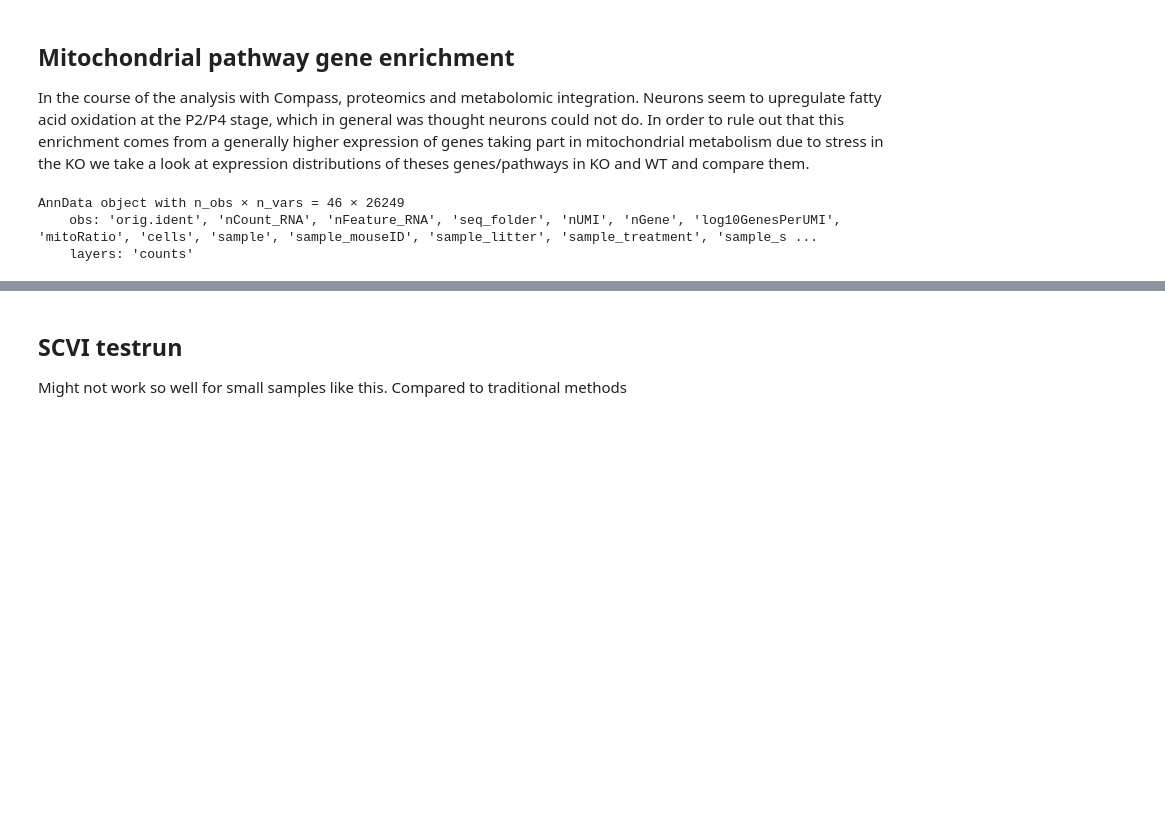
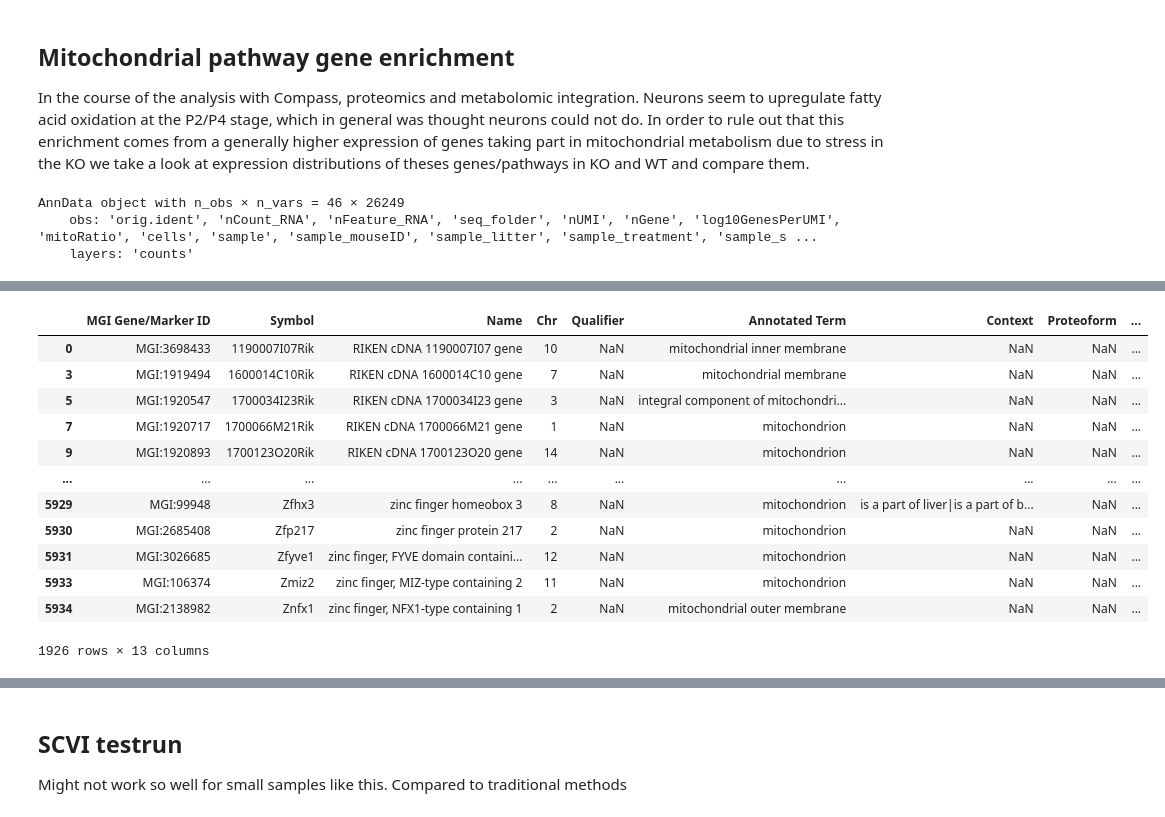
Before and after one commit to menchelab/novarinocollab, a Jupyter notebook: notebooks/scRNAseq_analysis.ipynb, the cells around one changed output, grey strips where cells are left out. Cells and saved outputs as stored; diff of their text form; code cells hidden in the pictures; blank space fills up the shorter version.

Commit message:
add compass analysis for timeseries

```diff
--- a/notebooks/scRNAseq_analysis.ipynb
+++ b/notebooks/scRNAseq_analysis.ipynb
@@ -720,2 +742,71 @@ AnnData object with n_obs × n_vars = 46 × 26249
+# %%
+import pickle
+# this file is generated in metabo_analysis.ipynb
+with open('../raw/kegg_pathway_maps.pickle', 'rb') as handle:
+    pathwaymaps = pickle.load(handle)
+
+# extract gene symbols for each pathway map to annotate mito_genes with respective pathway
+symbols_to_pathways = dict()
+classes = set()
+for key, infodict in pathwaymaps.items():
+    if infodict.get('GENE'):
+        name = infodict['CLASS'][0]
+        if name.startswith('Metabolism'):
+            for ncbiid, geneinfo in infodict['GENE'].items():
+                genesymbol = geneinfo.get('genesymbol')
+                if genesymbol:
+
+                    if not symbols_to_pathways.get(genesymbol):
+                        symbols_to_pathways[genesymbol] = {
+                            'ncbiid': ncbiid,
+                            'pathways': {name: 1}
+                        }
+
+                    else:
+                        if not symbols_to_pathways[genesymbol]['pathways'].get(name):
+                            symbols_to_pathways[genesymbol]['pathways'][name] = 1
+
+                        else:
+                            symbols_to_pathways[genesymbol]['pathways'][name] += 1
+
+# take the metabolism class with the highest counts
+reduced_symbols_to_pathways = dict()
+for genesymbol, geneinfo in symbols_to_pathways.items():
+    maxname = None
+    maxcount = 0
+    for name, count in geneinfo['pathways'].items():
+        if not maxname:
+            maxname = name
+
+        elif count > maxcount:
+            maxname = name
+            maxcount = count
+
+    geneinfo['pathways'] = maxname
+    reduced_symbols_to_pathways[genesymbol] = geneinfo
+
+mito_genes['metabolism'] = mito_genes.Symbol.apply(
+    lambda x: reduced_symbols_to_pathways[x]['pathways'] if reduced_symbols_to_pathways.get(x) else 'Not assigned'
+)
+
+mito_genes['ncbi_id'] = mito_genes.Symbol.apply(
+    lambda x: reduced_symbols_to_pathways[x]['ncbiid'] if reduced_symbols_to_pathways.get(x) else 'Not assigned'
+)
+
+mito_genes
+# %% [output]
+|  | MGI Gene/Marker ID | Symbol | Name | Chr | Qualifier | Annotated Term | Context | Proteoform | ... |
+| 0 | MGI:3698433 | 1190007I07Rik | RIKEN cDNA 1190007I07 gene | 10 | NaN | mitochondrial inner membrane | NaN | NaN | ... |
+| 3 | MGI:1919494 | 1600014C10Rik | RIKEN cDNA 1600014C10 gene | 7 | NaN | mitochondrial membrane | NaN | NaN | ... |
+| 5 | MGI:1920547 | 1700034I23Rik | RIKEN cDNA 1700034I23 gene | 3 | NaN | integral component of mitochondri... | NaN | NaN | ... |
+| 7 | MGI:1920717 | 1700066M21Rik | RIKEN cDNA 1700066M21 gene | 1 | NaN | mitochondrion | NaN | NaN | ... |
+| 9 | MGI:1920893 | 1700123O20Rik | RIKEN cDNA 1700123O20 gene | 14 | NaN | mitochondrion | NaN | NaN | ... |
+| ... | ... | ... | ... | ... | ... | ... | ... | ... | ... |
+| 5929 | MGI:99948 | Zfhx3 | zinc finger homeobox 3 | 8 | NaN | mitochondrion | is a part of liver|is a part of b... | NaN | ... |
+| 5930 | MGI:2685408 | Zfp217 | zinc finger protein 217 | 2 | NaN | mitochondrion | NaN | NaN | ... |
+| 5931 | MGI:3026685 | Zfyve1 | zinc finger, FYVE domain containi... | 12 | NaN | mitochondrion | NaN | NaN | ... |
+| 5933 | MGI:106374 | Zmiz2 | zinc finger, MIZ-type containing 2 | 11 | NaN | mitochondrion | NaN | NaN | ... |
+| 5934 | MGI:2138982 | Znfx1 | zinc finger, NFX1-type containing 1 | 2 | NaN | mitochondrial outer membrane | NaN | NaN | ... |
+1926 rows × 13 columns
 # %%
 data = adata.obs.loc[:, ['nCount_RNA', 'mitoRatio', 'sample']].copy()
```
Also changed, not shown: parts of 4 cells of this notebook, 3 other files.
